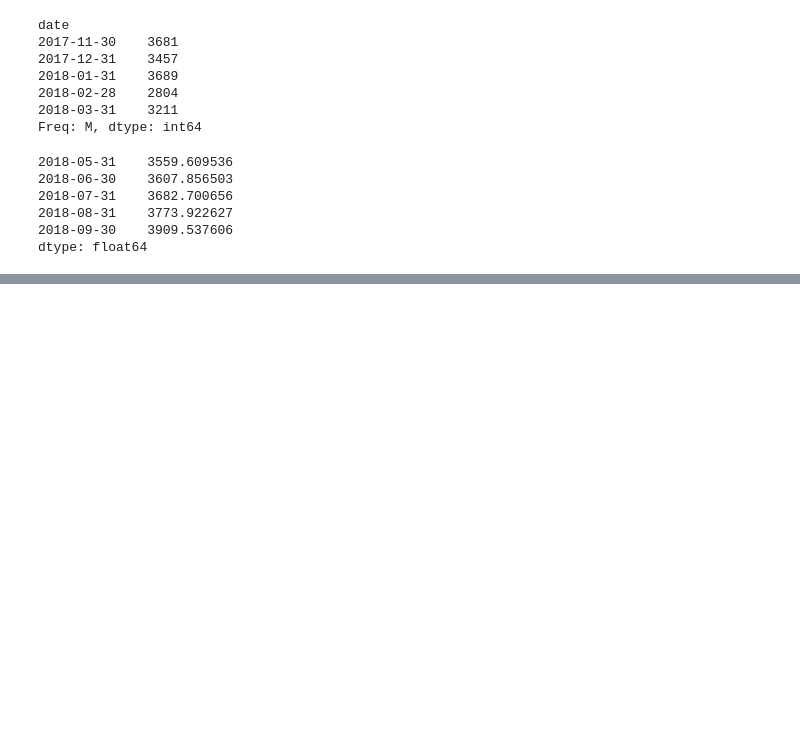
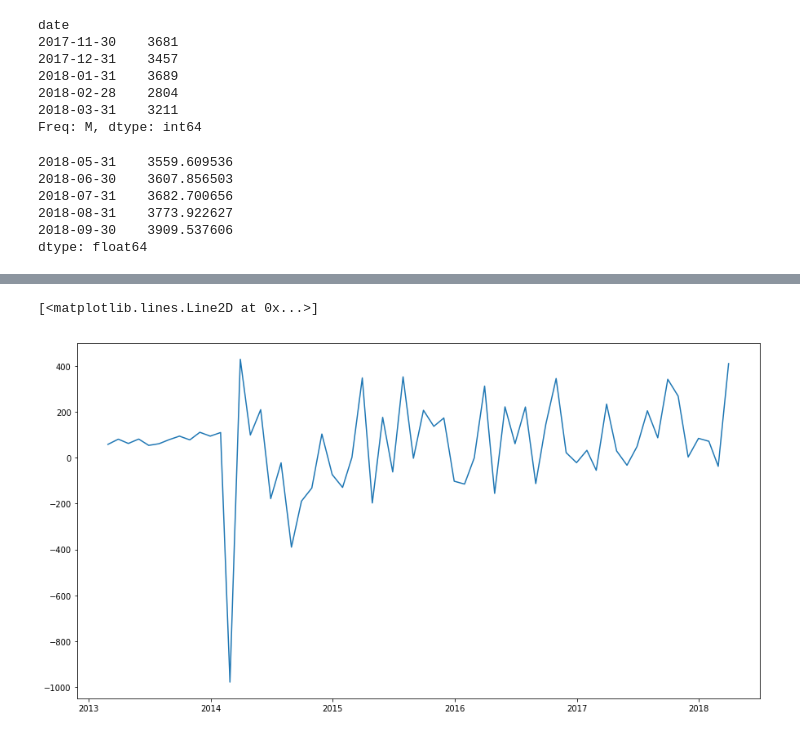
Before and after one commit to piyushmishra12/Effects-of-Gun-Violence-forecast, a Jupyter notebook: Gun Violence.ipynb, the cells around one changed output, grey strips where cells are left out. Saved outputs shown, nothing was run; the diff lists cells and outputs as text; code cells hidden in the pictures; blank space fills up the shorter version.

```diff
--- a/Gun Violence.ipynb
+++ b/Gun Violence.ipynb
@@ -248,0 +254,7 @@ plt.legend(loc = 'best')
+# %%
+model = ARIMA(violence.astype(float), order = (10,1,0))
+model_fit = model.fit(disp = 0)
+plt.plot(model_fit.fittedvalues)
+# %% [output]
+[<matplotlib.lines.Line2D at 0x...>]
+[figure, added]
```
Also changed, not shown: parts of 7 cells of this notebook.
